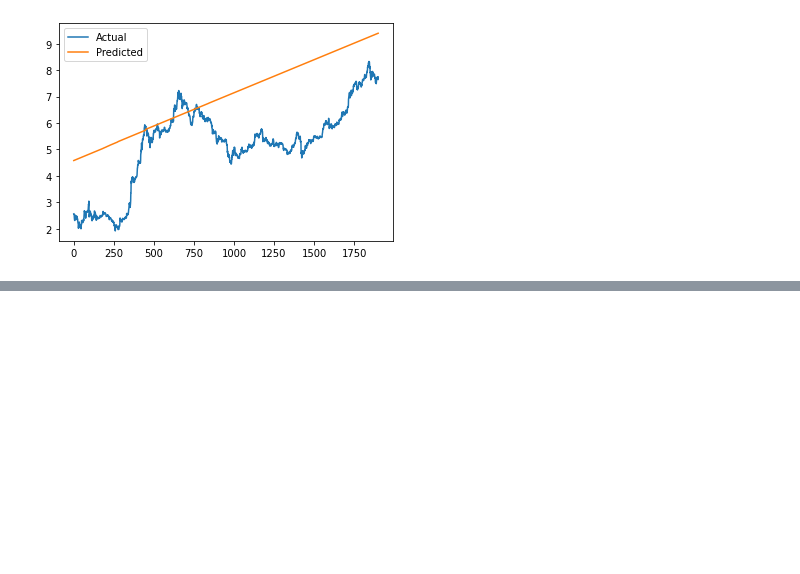
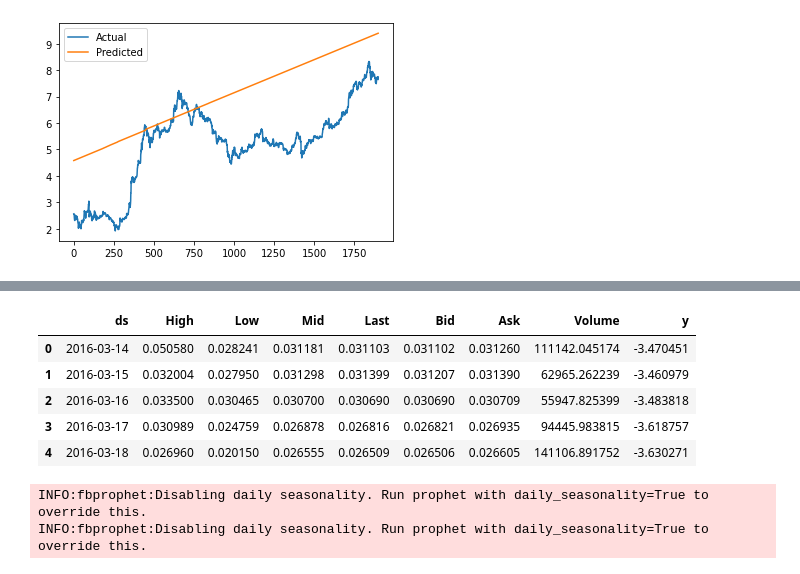
Before and after one commit to pedroafleite/btc-eth-risk-assessment, a Jupyter notebook: prophet.ipynb, the cells around one changed output, grey strips where cells are left out. Cells and saved outputs as stored; diff of their text form; code cells hidden in the pictures; blank space fills up the shorter version.

```diff
--- a/prophet.ipynb
+++ b/prophet.ipynb
@@ -188,0 +206,35 @@ MAE: 1.897
+# %%
+ethbtc["log_y"] = np.log(ethbtc["Last"])
+ethbtc = ethbtc.rename(columns={"Date": "ds", "log_y" : "y"})
+ethbtc.head()
+# %% [output]
+|  | ds | High | Low | Mid | Last | Bid | Ask | Volume | y |
+| 0 | 2016-03-14 | 0.050580 | 0.028241 | 0.031181 | 0.031103 | 0.031102 | 0.031260 | 111142.045174 | -3.470451 |
+| 1 | 2016-03-15 | 0.032004 | 0.027950 | 0.031298 | 0.031399 | 0.031207 | 0.031390 | 62965.262239 | -3.460979 |
+| 2 | 2016-03-16 | 0.033500 | 0.030465 | 0.030700 | 0.030690 | 0.030690 | 0.030709 | 55947.825399 | -3.483818 |
+| 3 | 2016-03-17 | 0.030989 | 0.024759 | 0.026878 | 0.026816 | 0.026821 | 0.026935 | 94445.983815 | -3.618757 |
+| 4 | 2016-03-18 | 0.026960 | 0.020150 | 0.026555 | 0.026509 | 0.026506 | 0.026605 | 141106.891752 | -3.630271 |
+# %%
+priors = [0.0015, 0.015]
+prophets, labels = [], []
+for prior in priors:
+    prophet = fbprophet.Prophet(changepoint_prior_scale=prior)
+    prophet.fit(ethbtc)
+
+    prophets.append(prophet)
+    labels.append(r"CP Prior = " + str(prior))
+
+forecasts = []
+for prophet in prophets:
+    forecast = prophet.make_future_dataframe(periods=365 * 2, freq="D")
+    forecast = prophet.predict(forecast)
+
+    forecast = forecast.rename(columns={"ds" : str(priors[prophets.index(prophet)]) + "_ds"})
+    forecasts.append(forecast)
+
+output = pd.merge(forecasts[0], forecasts[1], how = "inner", left_on = "0.0015_ds", right_on = "0.015_ds")
+output = output.rename(columns={"0.0015_ds": "Date"}).drop("0.015_ds", axis=1)
+output = output.set_index('Date')
+# %% [output]
+INFO:fbprophet:Disabling daily seasonality. Run prophet with daily_seasonality=True to override this.
+INFO:fbprophet:Disabling daily seasonality. Run prophet with daily_seasonality=True to override this.
```
Also changed, not shown: parts of 5 cells of this notebook.
